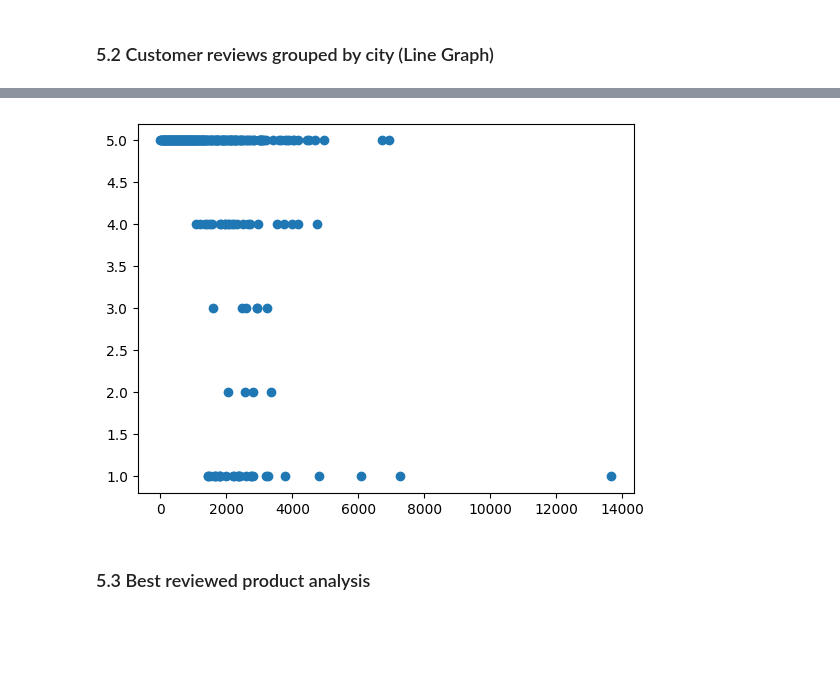
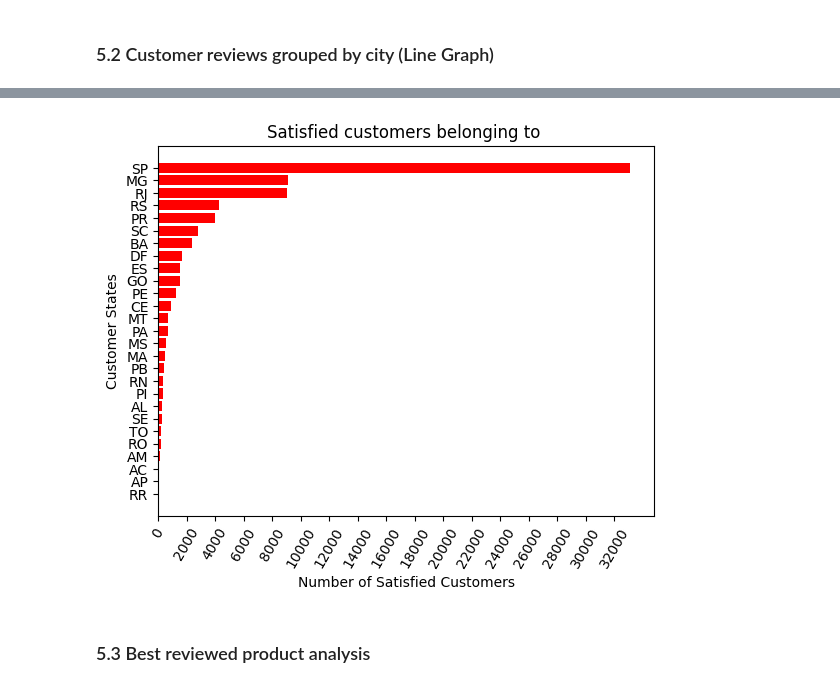
Before and after one commit to AumGupta/dav-project, a Jupyter notebook: project.ipynb, the cells around one changed output, grey strips where cells are left out. Drawn from its saved outputs; the diff is of its cells as text; code cells hidden in the pictures; blank space fills up the shorter version.

```diff
--- a/project.ipynb
+++ b/project.ipynb
@@ -351,18 +328,24 @@ grp=payment_review['review_score'].groupby(pd.cut(payment_review['payment_value'
-# %%
-x=[]
-y=[]
-
-for label,member in grp:
-    try:
-        y.append(member.value_counts().idxmax())
-        x.append(label.mid)
-    except :
-        pass
-
-plt.scatter(x,y)
-plt.show()
-# %% [output]
-[figure, removed]
+# %%
+grp2 = pd.merge(customers, orders, on='customer_id')
+grp2 = pd.merge(grp2, order_reviews, on='order_id')
+grp2 = grp2.drop(grp2[(grp2['review_score']<4)].index)
+grp2 = grp2[['customer_state','customer_id']]
+grp2 = grp2.groupby('customer_state').count().reset_index()
+grp2 = grp2.sort_values(by='customer_id')
+x = grp2['customer_id']
+y = grp2['customer_state']
+plt.barh(
+    y = y,
+    width= x,
+    color='r',
+    )
+plt.xticks(range(0,x.max(),2000), rotation = 60)
+plt.title('Satisfied customers belonging to ')
+plt.ylabel('Customer States')
+plt.xlabel('Number of Satisfied Customers')
+plt.show()
+# %% [output]
+[figure, added]
 # %% [markdown]
 ### 5.3 Best reviewed product analysis
 # %% [markdown]
```
Also changed, not shown: parts of 4 cells of this notebook.
